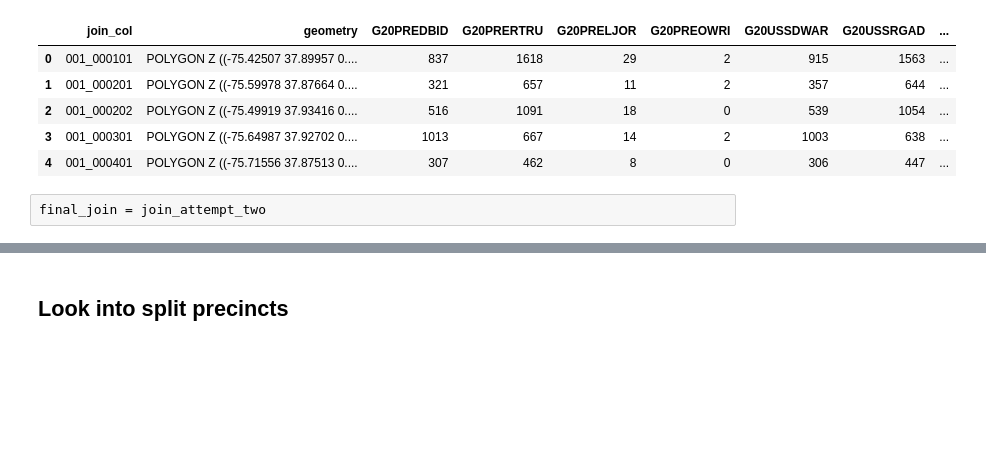
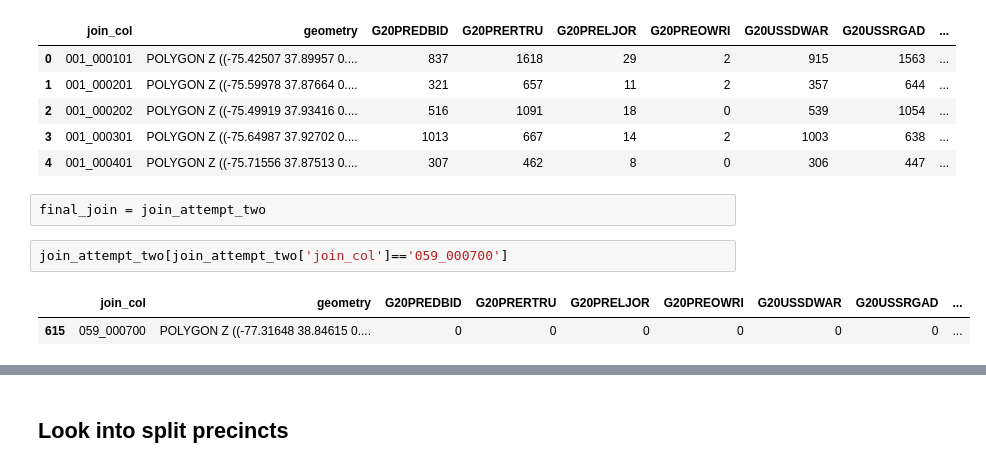
Before and after one commit to nonpartisan-redistricting-datahub/erj-va, a Jupyter notebook: 2020-primary/va_prim_20_st_prec.ipynb, the cells around one changed output, grey strips where cells are left out. Cells and saved outputs as stored; diff of their text form; blank space fills up the shorter version.

```diff
--- a/2020-primary/va_prim_20_st_prec.ipynb
+++ b/2020-primary/va_prim_20_st_prec.ipynb
@@ -714,3 +714,8 @@ join_attempt_two.head(5)
 | 4 | 001_000401 | POLYGON Z ((-75.71556 37.87513 0.... | 307 | 462 | 8 | 0 | 306 | 447 | ... |
 # %%
 final_join = join_attempt_two
+# %%
+join_attempt_two[join_attempt_two['join_col']=='059_000700']
+# %% [output]
+|  | join_col | geometry | G20PREDBID | G20PRERTRU | G20PRELJOR | G20PREOWRI | G20USSDWAR | G20USSRGAD | ... |
+| 615 | 059_000700 | POLYGON Z ((-77.31648 38.84615 0.... | 0 | 0 | 0 | 0 | 0 | 0 | ... |
```
Also changed, not shown: parts of 7 cells of this notebook.
